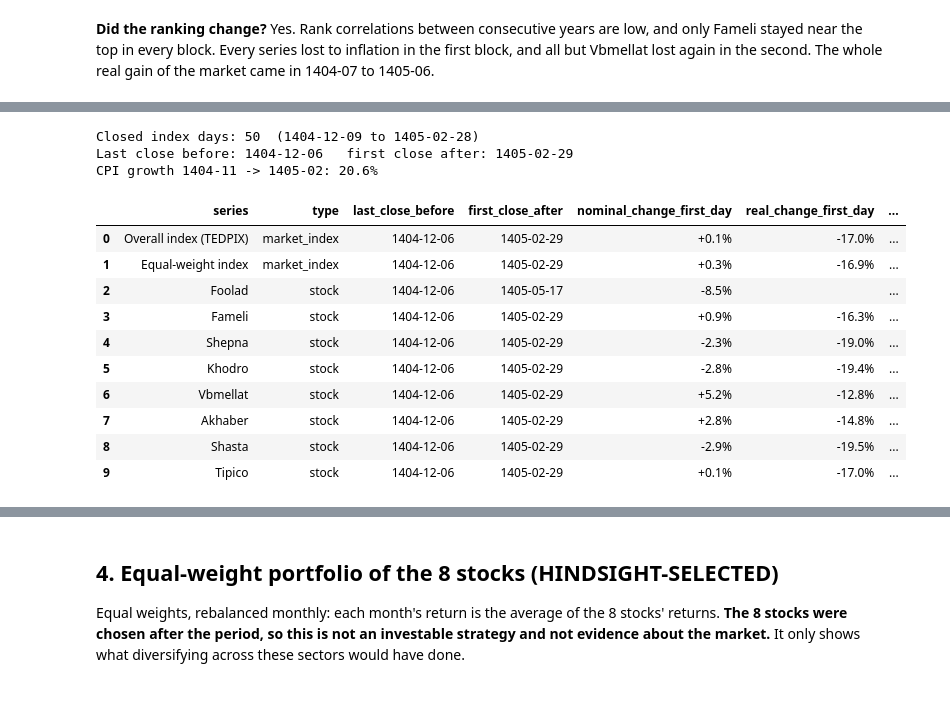
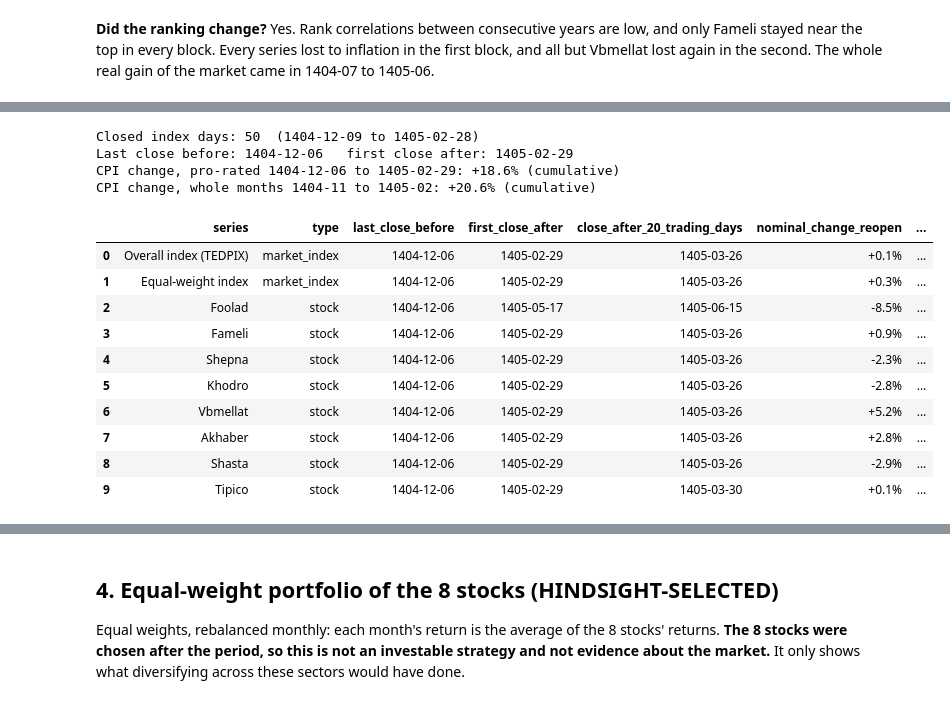
Before and after one commit to atefekalamati/tse-inflation-analysis, a Jupyter notebook: notebooks/01_analysis.ipynb, the cells around one changed output, grey strips where cells are left out. Drawn from its saved outputs; the diff is of its cells as text; code cells hidden in the pictures.

```diff
--- a/notebooks/01_analysis.ipynb
+++ b/notebooks/01_analysis.ipynb
@@ -149,29 +167,32 @@ which that window ends (1405-03).
 # %%
 c = res["closure"]
 print(f"Closed index days: {c['closed_days']}  ({c['first_closed']} to {c['last_closed']})")
 print(f"Last close before: {c['last_open_before']}   first close after: {c['reopen']}")
-print(f"CPI growth {c['cpi_from']} -> {c['cpi_to']}: {c['cpi_growth']:.1%}")
+print(f"CPI change, pro-rated {c['last_open_before']} to {c['reopen']}: {c['cpi_change_prorated']:+.1%} (cumulative)")
+print(f"CPI change, whole months {c['cpi_from']} to {c['cpi_to']}: {c['cpi_change_monthly']:+.1%} (cumulative)")
+cols = ["nominal_change_reopen", "cpi_change_reopen_prorated", "real_change_reopen_prorated",
+        "cpi_change_reopen_monthly", "real_change_reopen_monthly",
+        "nominal_change_20d", "cpi_change_20d_prorated", "real_change_20d_prorated",
+        "cpi_change_20d_monthly", "real_change_20d_monthly"]
 t = c["table"][["series", "type", "last_close_before", "first_close_after",
-                "nominal_change_first_day", "real_change_first_day",
-                "close_after_20_trading_days", "nominal_change_20d", "cpi_growth_20d",
-                "real_change_20d", "note"]]
-pct(t, ["nominal_change_first_day", "real_change_first_day", "nominal_change_20d",
-        "cpi_growth_20d", "real_change_20d"]).fillna("")
+                "close_after_20_trading_days"] + cols + ["note"]]
+pct(t, cols).fillna("")
 # %% [output]
 Closed index days: 50  (1404-12-09 to 1405-02-28)
 Last close before: 1404-12-06   first close after: 1405-02-29
-CPI growth 1404-11 -> 1405-02: 20.6%
+CPI change, pro-rated 1404-12-06 to 1405-02-29: +18.6% (cumulative)
+CPI change, whole months 1404-11 to 1405-02: +20.6% (cumulative)
-|  | series | type | last_close_before | first_close_after | nominal_change_first_day | real_change_first_day | ... |
-| 0 | Overall index (TEDPIX) | market_index | 1404-12-06 | 1405-02-29 | +0.1% | -17.0% | ... |
-| 1 | Equal-weight index | market_index | 1404-12-06 | 1405-02-29 | +0.3% | -16.9% | ... |
-| 2 | Foolad | stock | 1404-12-06 | 1405-05-17 | -8.5% |  | ... |
-| 3 | Fameli | stock | 1404-12-06 | 1405-02-29 | +0.9% | -16.3% | ... |
-| 4 | Shepna | stock | 1404-12-06 | 1405-02-29 | -2.3% | -19.0% | ... |
-| 5 | Khodro | stock | 1404-12-06 | 1405-02-29 | -2.8% | -19.4% | ... |
-| 6 | Vbmellat | stock | 1404-12-06 | 1405-02-29 | +5.2% | -12.8% | ... |
-| 7 | Akhaber | stock | 1404-12-06 | 1405-02-29 | +2.8% | -14.8% | ... |
-| 8 | Shasta | stock | 1404-12-06 | 1405-02-29 | -2.9% | -19.5% | ... |
-| 9 | Tipico | stock | 1404-12-06 | 1405-02-29 | +0.1% | -17.0% | ... |
+|  | series | type | last_close_before | first_close_after | close_after_20_trading_days | nominal_change_reopen | ... |
+| 0 | Overall index (TEDPIX) | market_index | 1404-12-06 | 1405-02-29 | 1405-03-26 | +0.1% | ... |
+| 1 | Equal-weight index | market_index | 1404-12-06 | 1405-02-29 | 1405-03-26 | +0.3% | ... |
+| 2 | Foolad | stock | 1404-12-06 | 1405-05-17 | 1405-06-15 | -8.5% | ... |
+| 3 | Fameli | stock | 1404-12-06 | 1405-02-29 | 1405-03-26 | +0.9% | ... |
+| 4 | Shepna | stock | 1404-12-06 | 1405-02-29 | 1405-03-26 | -2.3% | ... |
+| 5 | Khodro | stock | 1404-12-06 | 1405-02-29 | 1405-03-26 | -2.8% | ... |
+| 6 | Vbmellat | stock | 1404-12-06 | 1405-02-29 | 1405-03-26 | +5.2% | ... |
+| 7 | Akhaber | stock | 1404-12-06 | 1405-02-29 | 1405-03-26 | +2.8% | ... |
+| 8 | Shasta | stock | 1404-12-06 | 1405-02-29 | 1405-03-26 | -2.9% | ... |
+| 9 | Tipico | stock | 1404-12-06 | 1405-02-29 | 1405-03-30 | +0.1% | ... |
 # %%
 display(Image(FIG / "08_closure_period.png"))
 # %% [output]
```
Also changed, not shown: parts of 16 cells of this notebook, 8 other files.
